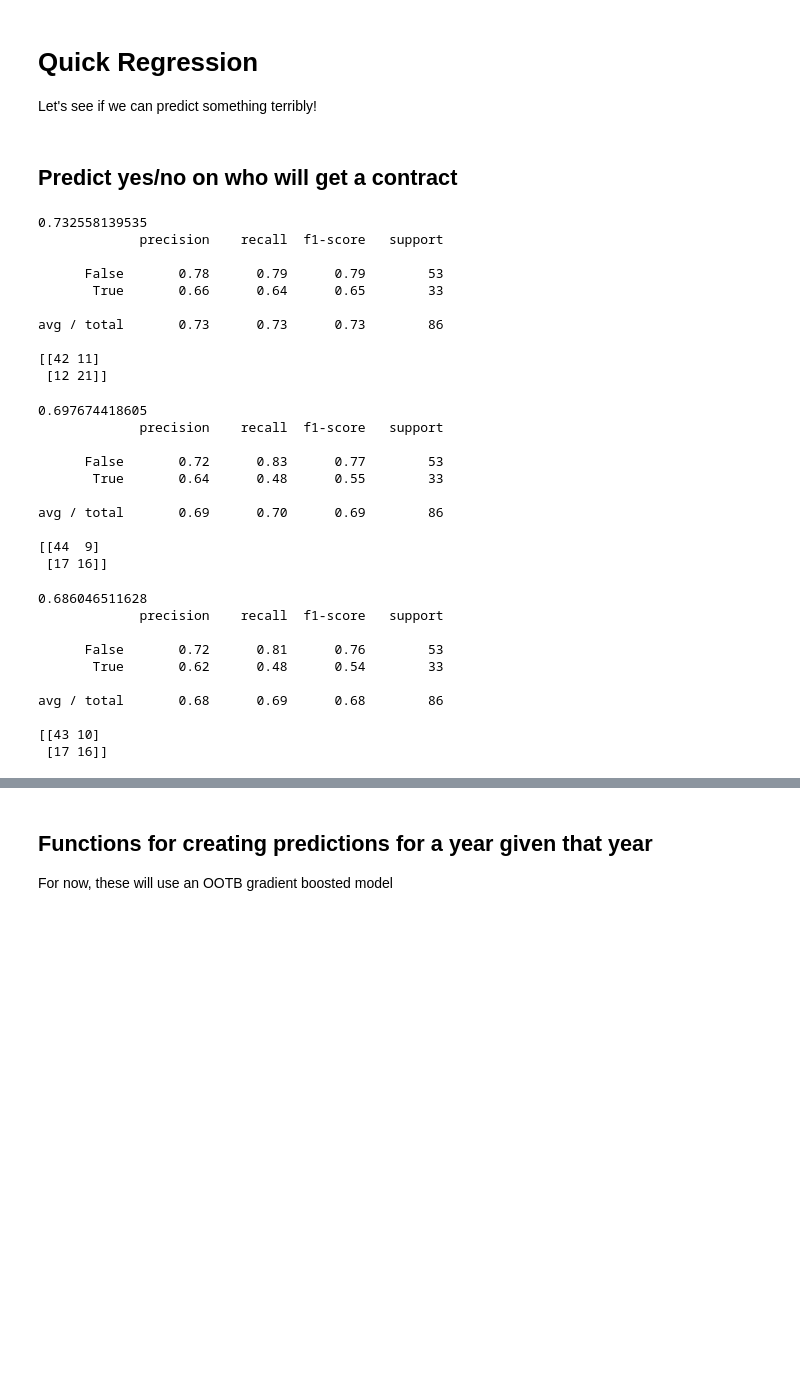
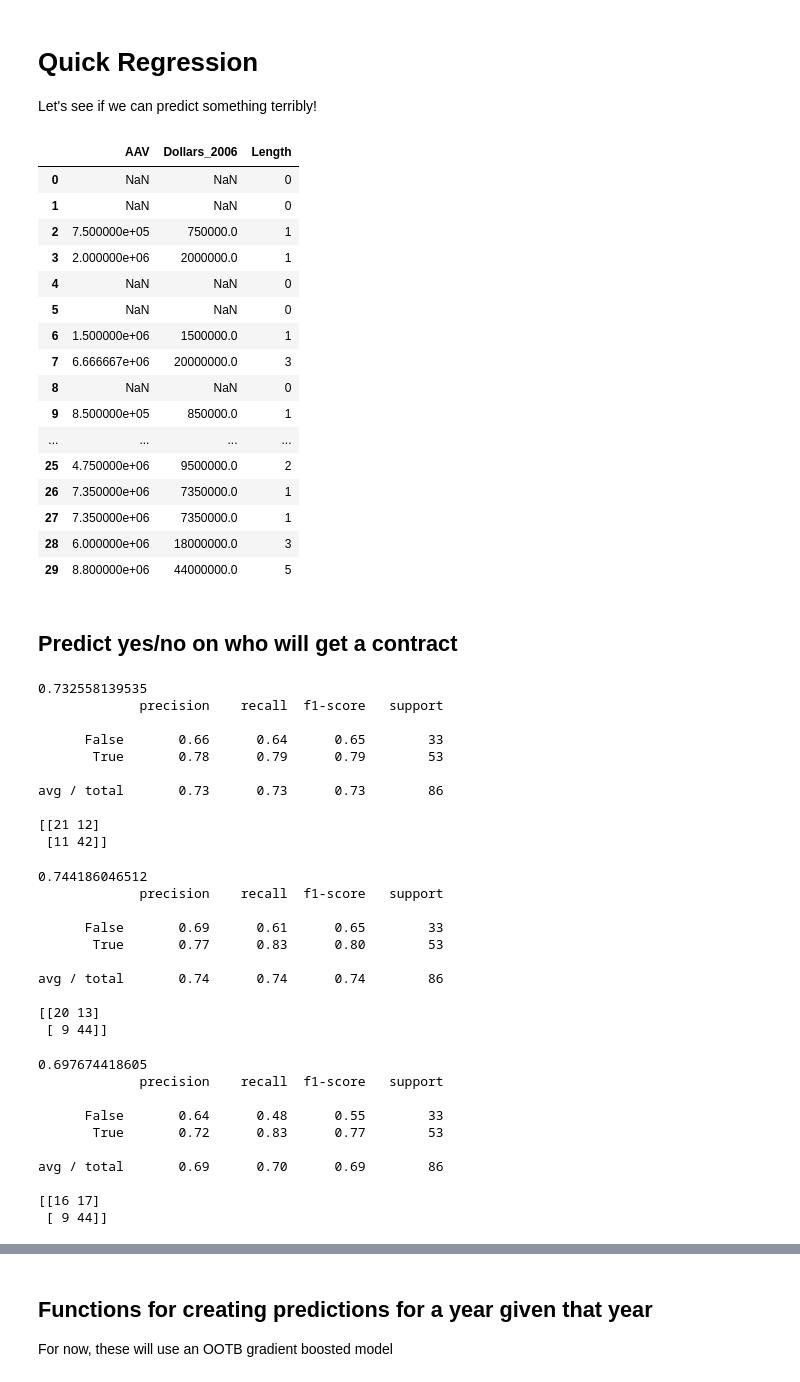
Before and after one commit to marichards/MLB_FA_Predictor, a Jupyter notebook: Regression.ipynb, the cells around one changed output, grey strips where cells are left out. Drawn from its saved outputs; the diff is of its cells as text; code cells hidden in the pictures; blank space fills up the shorter version.

```diff
--- a/Regression.ipynb
+++ b/Regression.ipynb
@@ -51,22 +51,45 @@ xgc = xgb.XGBClassifier()
 # %%
 # Create position one-hot configuration
 position_all = pd.get_dummies(position_all, columns = ['Position'], prefix= ['Pos'])
 pitcher_all = pd.get_dummies(pitcher_all, columns = ['Position'], prefix= ['Pos'])
 
 # Create Contract logical variable
 position_all['Contract'] = position_all.Dollars.notnull()
 pitcher_all['Contract'] = pitcher_all.Dollars.notnull()
+
+# Create AAV variable
+position_all['AAV'] = position_all.Dollars_2006.divide(position_all.Length)
 
 # Remove 2017 data
 position_data = position_all[position_all.Year < 2017]
 pitcher_data = pitcher_all[pitcher_all.Year < 2017]
 
 # Designate interesting columns
 features_pos = ['Age', 'WAR_3', 'G', 'OBP', 'SLG', 'HR', 'RBI', 'SB',
                 'Med_WAR', 'Min_WAR', 'Pos_C', 'Pos_1B', 'Pos_2B', 'Pos_3B',
                 'Pos_SS', 'Pos_LF', 'Pos_CF', 'Pos_RF', 'Pos_DH']
 features_pitch = ['Age', 'WAR_3', 'ERA', 'WHIP', 'K_9', 'HR_9', 'IPouts',
                   'W', 'SV', 'Med_WAR', 'Min_WAR', 'Pos_SP', 'Pos_RP']
+
+position_all[['AAV', 'Dollars_2006', 'Length']].head(30)
+# %% [output]
+|  | AAV | Dollars_2006 | Length |
+| 0 | NaN | NaN | 0 |
+| 1 | NaN | NaN | 0 |
+| 2 | 7.500000e+05 | 750000.0 | 1 |
+| 3 | 2.000000e+06 | 2000000.0 | 1 |
+| 4 | NaN | NaN | 0 |
+| 5 | NaN | NaN | 0 |
+| 6 | 1.500000e+06 | 1500000.0 | 1 |
+| 7 | 6.666667e+06 | 20000000.0 | 3 |
+| 8 | NaN | NaN | 0 |
+| 9 | 8.500000e+05 | 850000.0 | 1 |
+| ... | ... | ... | ... |
+| 25 | 4.750000e+06 | 9500000.0 | 2 |
+| 26 | 7.350000e+06 | 7350000.0 | 1 |
+| 27 | 7.350000e+06 | 7350000.0 | 1 |
+| 28 | 6.000000e+06 | 18000000.0 | 3 |
+| 29 | 8.800000e+06 | 44000000.0 | 5 |
 # %% [markdown]
 ## Predict yes/no on who will get a contract
 # %%
@@ -91,13 +114,13 @@ print(confusion_matrix(y_test, y_pred))
 0.732558139535
              precision    recall  f1-score   support
 
-      False       0.78      0.79      0.79        53
-       True       0.66      0.64      0.65        33
+      False       0.66      0.64      0.65        33
+       True       0.78      0.79      0.79        53
 
 avg / total       0.73      0.73      0.73        86
 
-[[42 11]
- [12 21]]
+[[21 12]
+ [11 42]]
 # %%
 # Try random forest
 rfc.fit(X_train, y_train)
@@ -109,16 +132,16 @@ y_pred = rfc.predict(X_test)
 print(classification_report(y_test, y_pred))
 print(confusion_matrix(y_test, y_pred))
 # %% [output]
-0.697674418605
+0.744186046512
              precision    recall  f1-score   support
 
-      False       0.72      0.83      0.77        53
-       True       0.64      0.48      0.55        33
+      False       0.69      0.61      0.65        33
+       True       0.77      0.83      0.80        53
 
-avg / total       0.69      0.70      0.69        86
+avg / total       0.74      0.74      0.74        86
 
-[[44  9]
- [17 16]]
+[[20 13]
+ [ 9 44]]
 # %%
 # Try gradient boosting
 gbc.fit(X_train, y_train)
@@ -130,16 +153,16 @@ y_pred = gbc.predict(X_test)
 print(classification_report(y_test, y_pred))
 print(confusion_matrix(y_test, y_pred))
 # %% [output]
-0.686046511628
+0.697674418605
              precision    recall  f1-score   support
 
-      False       0.72      0.81      0.76        53
-       True       0.62      0.48      0.54        33
+      False       0.64      0.48      0.55        33
+       True       0.72      0.83      0.77        53
 
-avg / total       0.68      0.69      0.68        86
+avg / total       0.69      0.70      0.69        86
 
-[[43 10]
- [17 16]]
+[[16 17]
+ [ 9 44]]
 # %%
 # Now pitchers
 
```
Also changed, not shown: parts of 17 cells of this notebook, 2 other files.
